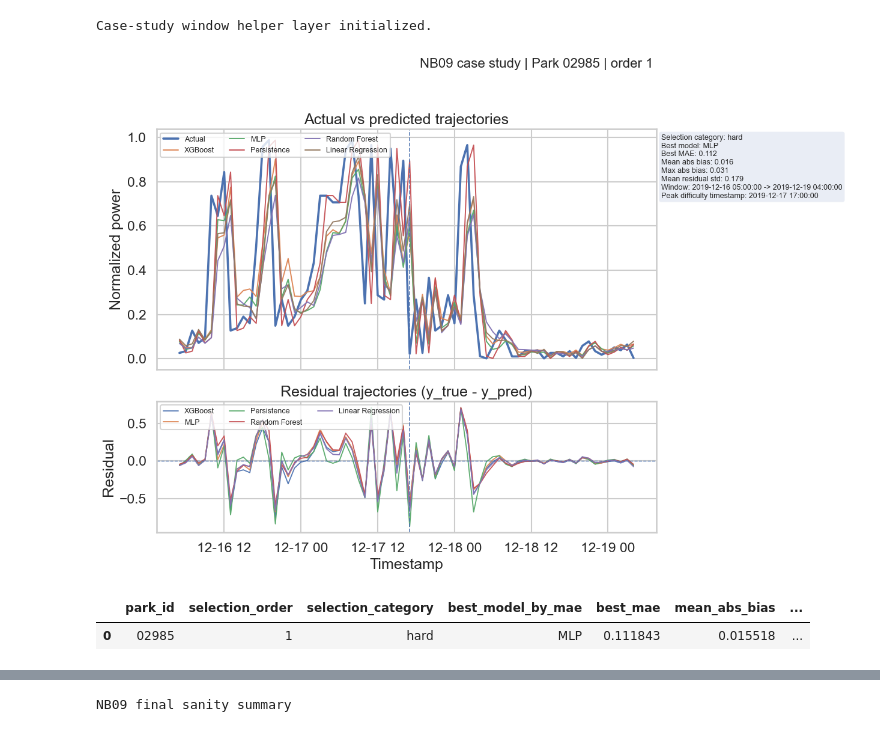
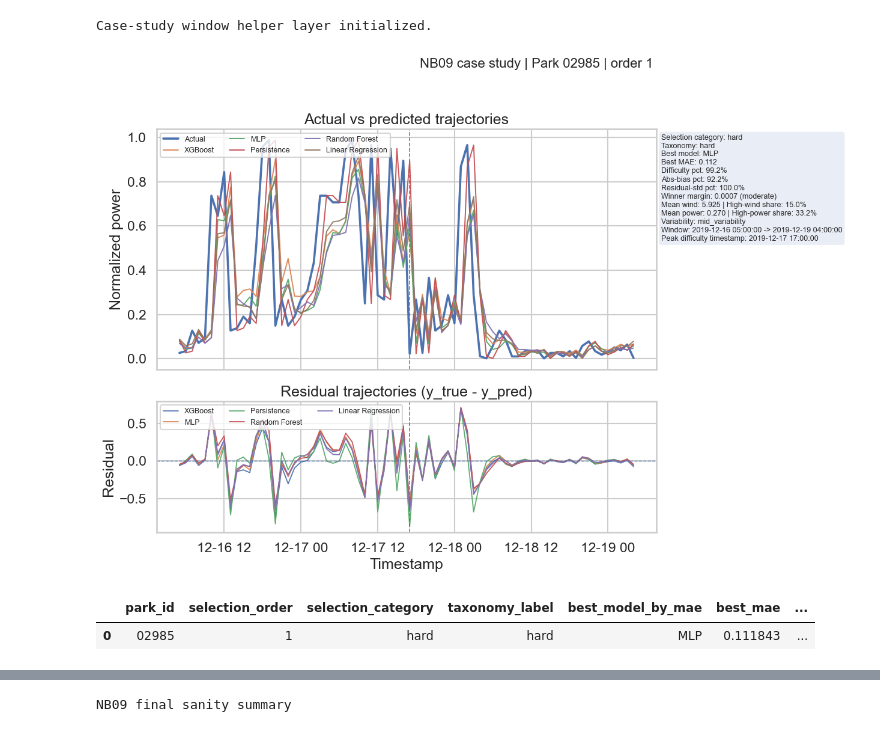
Before and after one commit to Dionysis33/WindPower_DigitalTwin, a Jupyter notebook: notebooks/09_park_level_diagnostics_and_thesis_consolidation.ipynb, the cells around one changed output, grey strips where cells are left out. Drawn from its saved outputs; the diff is of its cells as text; code cells hidden in the pictures.

```diff
--- a/notebooks/09_park_level_diagnostics_and_thesis_consolidation.ipynb
+++ b/notebooks/09_park_level_diagnostics_and_thesis_consolidation.ipynb
@@ -1917,9 +2239,9 @@ CASE_STUDY_FIGURE_DIR.mkdir(parents=True, exist_ok=True)
 
 
 def get_selected_park_context(park_id: str) -> pd.Series:
-    row = selected_park_overview_df.loc[selected_park_overview_df["park_id"] == park_id]
+    row = selected_cohort_coverage_audit_df.loc[selected_cohort_coverage_audit_df["park_id"] == park_id]
     if len(row) != 1:
-        raise ValueError(f"Expected exactly one selected_park_overview row for park_id={park_id}")
+        raise ValueError(f"Expected exactly one selected_cohort_coverage row for park_id={park_id}")
     return row.iloc[0]
 
 
@@ -2037,11 +2359,19 @@ def select_deterministic_case_study_window(
         "park_id": park_id,
         "selection_order": int(context["selection_order"]),
         "selection_category": context["selection_category"],
+        "taxonomy_label": context["taxonomy_label"],
         "best_model_by_mae": context["best_model_by_mae"],
         "best_mae": float(context["best_mae"]),
-        "mean_abs_bias": float(context["mean_abs_bias"]),
-        "max_abs_bias": float(context["max_abs_bias"]),
-        "mean_residual_std": float(context["mean_residual_std"]),
+        "difficulty_percentile": float(context["difficulty_percentile"]),
+        "abs_bias_percentile": float(context["abs_bias_percentile"]),
+        "residual_std_percentile": float(context["residual_std_percentile"]),
+        "winner_margin_mae": float(context["winner_margin_mae"]),
+        "winner_margin_stability": context["winner_margin_stability"],
+        "mean_wind_level": float(context["mean_wind_level"]) if pd.notna(context["mean_wind_level"]) else np.nan,
+        "high_wind_share": float(context["high_wind_share"]) if pd.notna(context["high_wind_share"]) else np.nan,
+        "mean_power_level": float(context["mean_power_level"]),
+        "high_power_share": float(context["high_power_share"]),
+        "variability_context": context["variability_context"],
         "window_hours": int(window_hours),
         "rolling_hours": int(scoring_rolling_hours),
         "peak_timestamp": peak_timestamp,
@@ -2090,7 +2420,6 @@ def plot_single_park_case_study_figure(
         gridspec_kw={"height_ratios": [2.2, 1.2]},
     )
 
-    # Panel 1: actual vs predicted
     axes[0].plot(
         actual_df["timestamp"],
         actual_df["y_true"],
@@ -2122,7 +2451,6 @@ def plot_single_park_case_study_figure(
     axes[0].set_ylabel("Normalized power")
     axes[0].set_title("Actual vs predicted trajectories")
 
-    # Panel 2: residuals
     for model_name in model_order:
         model_df = (
             window_df.loc[window_df["model"] == model_name]
@@ -2153,13 +2481,29 @@ def plot_single_park_case_study_figure(
     axes[1].set_xlabel("Timestamp")
     axes[1].set_title("Residual trajectories (y_true - y_pred)")
 
+    wind_text = (
+        "n/a"
+        if pd.isna(metadata["mean_wind_level"])
+        else f"{metadata['mean_wind_level']:.3f}"
+    )
+    high_wind_share_text = (
+        "n/a"
+        if pd.isna(metadata["high_wind_share"])
+        else f"{metadata['high_wind_share']:.1%}"
+    )
+
     context_text = (
         f"Selection category: {metadata['selection_category']}\n"
+        f"Taxonomy: {metadata['taxonomy_label']}\n"
         f"Best model: {metadata['best_model_by_mae']}\n"
         f"Best MAE: {metadata['best_mae']:.3f}\n"
-        f"Mean abs bias: {metadata['mean_abs_bias']:.3f}\n"
-        f"Max abs bias: {metadata['max_abs_bias']:.3f}\n"
-        f"Mean residual std: {metadata['mean_residual_std']:.3f}\n"
+        f"Difficulty pct: {metadata['difficulty_percentile']:.1%}\n"
+        f"Abs-bias pct: {metadata['abs_bias_percentile']:.1%}\n"
+        f"Residual-std pct: {metadata['residual_std_percentile']:.1%}\n"
+        f"Winner margin: {metadata['winner_margin_mae']:.4f} ({metadata['winner_margin_stability']})\n"
+        f"Mean wind: {wind_text} | High-wind share: {high_wind_share_text}\n"
+        f"Mean power: {metadata['mean_power_level']:.3f} | High-power share: {metadata['high_power_share']:.1%}\n"
+        f"Variability: {metadata['variability_context']}\n"
         f"Window: {metadata['window_start']} -> {metadata['window_end']}\n"
         f"Peak difficulty timestamp: {metadata['peak_timestamp']}"
     )
@@ -2173,37 +2517,36 @@ def plot_single_park_case_study_figure(
         fontsize=9,
         bbox=dict(boxstyle="round", alpha=0.12),
     )
 
     axes[0].legend(loc="upper left", ncol=3, fontsize=9)
     axes[1].legend(loc="upper left", ncol=3, fontsize=9)
 
     fig.suptitle(
         f"NB09 case study | Park {park_id} | order {metadata['selection_order']}",
         fontsize=16,
         y=0.98,
     )
 
     fig.tight_layout(rect=[0, 0, 0.86, 0.96])
 
     if show_figure:
         plt.show()
 
     return fig, window_df, metadata
 
 
-# Demo preview για έναν park
 DEMO_PARK_ID = selected_park_ids[0]
 
 demo_fig, demo_window_df, demo_case_study_metadata = plot_single_park_case_study_figure(
     park_id=DEMO_PARK_ID,
     show_figure=True,
 )
 
 display(pd.DataFrame([demo_case_study_metadata]))
 # %% [output]
-[figure, old version]
+[figure, new version]
-|  | park_id | selection_order | selection_category | best_model_by_mae | best_mae | mean_abs_bias | ... |
-| 0 | 02985 | 1 | hard | MLP | 0.111843 | 0.015518 | ... |
+|  | park_id | selection_order | selection_category | taxonomy_label | best_model_by_mae | best_mae | ... |
+| 0 | 02985 | 1 | hard | hard | MLP | 0.111843 | ... |
 # %%
 # ============================================================
 # NB09 | Loop για all selected case-study figures
```
Also changed, not shown: parts of 26 cells of this notebook.
